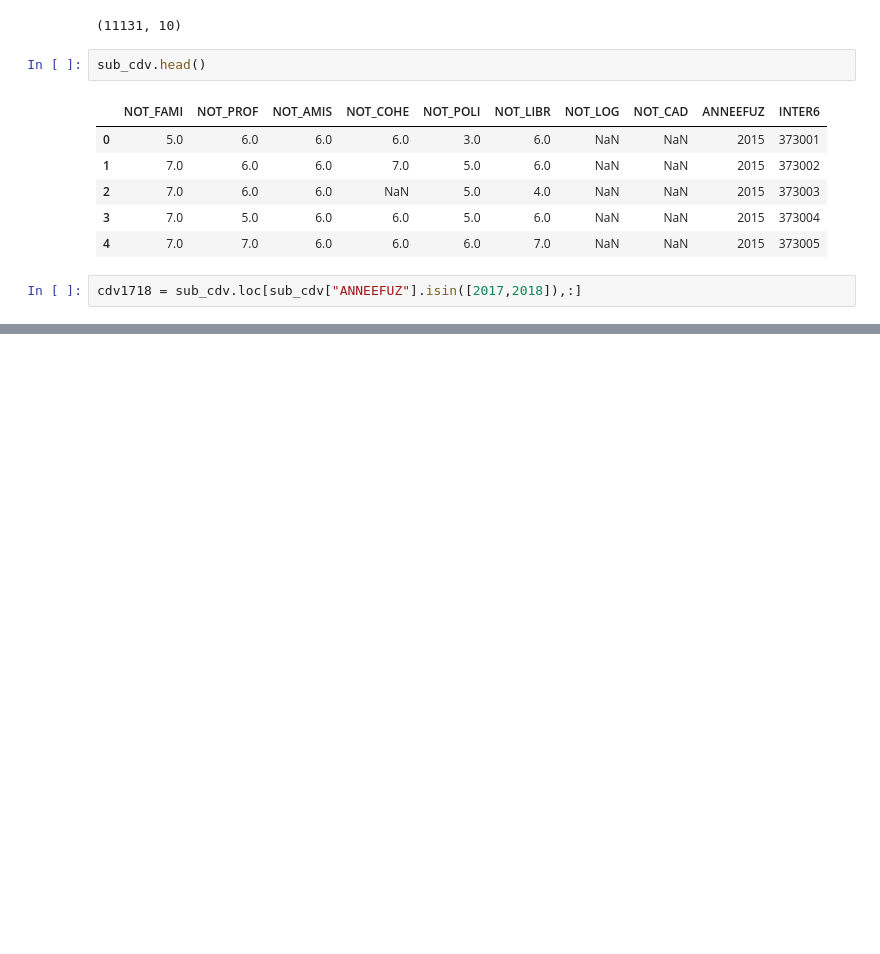
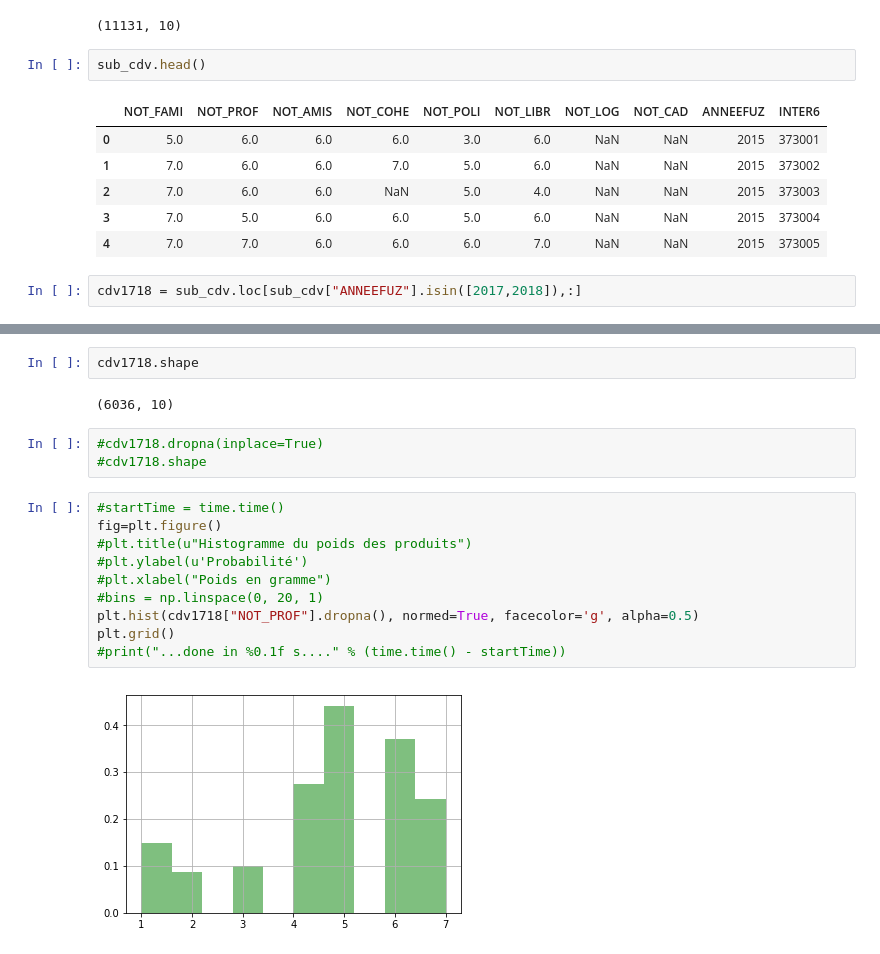
Before and after one commit to Greg131/Felix, a Jupyter notebook: Exploration with python.ipynb, the cells around one changed output, grey strips where cells are left out. Saved outputs shown, nothing was run; the diff lists cells and outputs as text; blank space fills up the shorter version.

```diff
--- a/Exploration with python.ipynb
+++ b/Exploration with python.ipynb
@@ -55,0 +125,19 @@ cdv1718.describe()
+# %%
+cdv1718.shape
+# %% [output]
+(6036, 10)
+# %%
+#cdv1718.dropna(inplace=True)
+#cdv1718.shape
+# %%
+#startTime = time.time()
+fig=plt.figure()
+#plt.title(u"Histogramme du poids des produits")
+#plt.ylabel(u'Probabilité')
+#plt.xlabel("Poids en gramme")
+#bins = np.linspace(0, 20, 1)
+plt.hist(cdv1718["NOT_PROF"].dropna(), normed=True, facecolor='g', alpha=0.5)
+plt.grid()
+#print("...done in %0.1f s...." % (time.time() - startTime))
+# %% [output]
+[figure, added]
```
Also changed, not shown: parts of 8 cells of this notebook.
